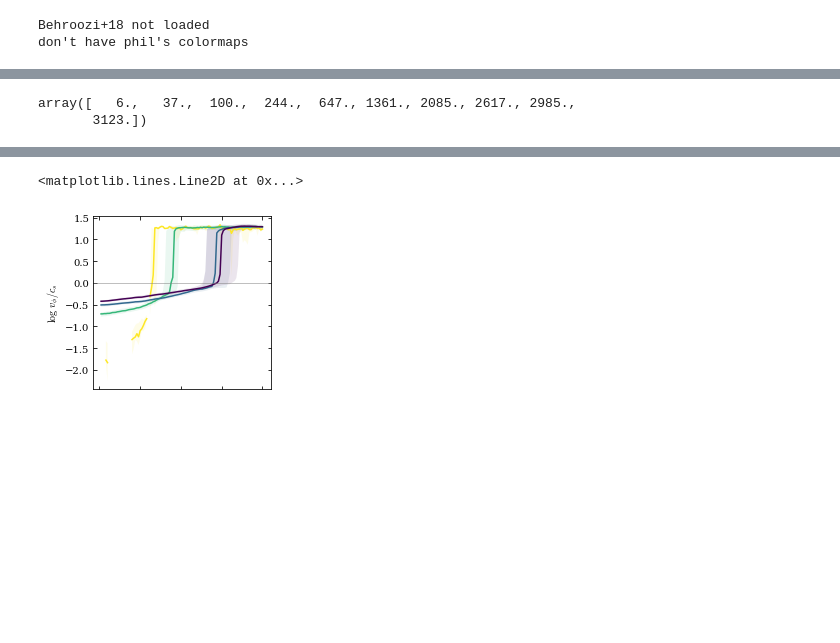
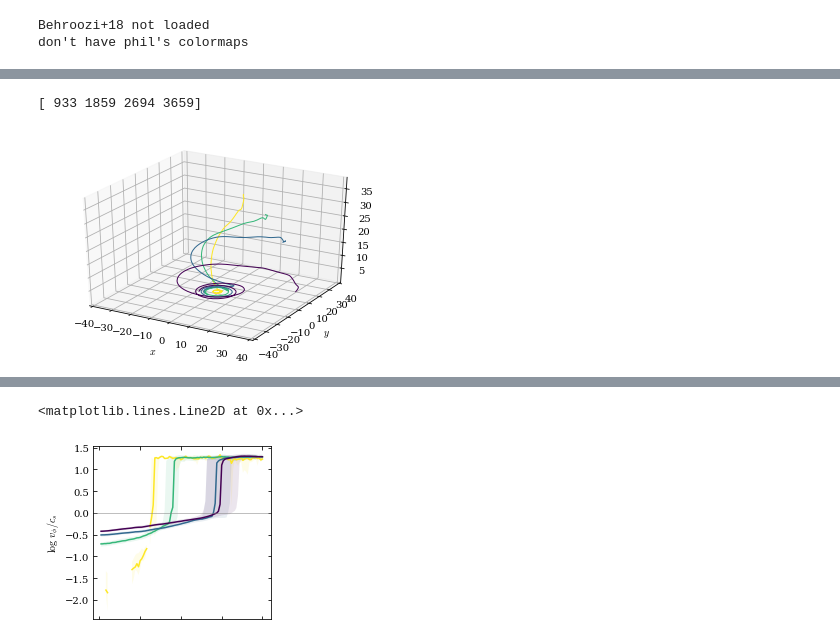
Before and after one commit to JonathanSternAstro/gizmo_analysis, a Jupyter notebook: ipynb/particleTracking.ipynb, the cells around one changed output, grey strips where cells are left out. Drawn from its saved outputs; the diff is of its cells as text; code cells hidden in the pictures; blank space fills up the shorter version.

```diff
--- a/ipynb/particleTracking.ipynb
+++ b/ipynb/particleTracking.ipynb
@@ -80,3 +115,6 @@ thetas = np.arcsin(Rs/rs)
+# %%
+dphis = ((phis[:-1,:]-phis[1:,:])%(2*np.pi))[::-1].cumsum(axis=0)[::-1]
+dphis = np.pad(dphis,((0,1),(0,0)),mode='constant')
 # %%
 js = np.array([coords[:,:,1] * vs[:,:,2] - coords[:,:,2] * vs[:,:,1],
                coords[:,:,2] * vs[:,:,0] - coords[:,:,0] * vs[:,:,2],
@@ -90,12 +129,3 @@ vRs = (vs[:,:,0]*xs/rs + vs[:,:,1]*ys/rs)
 vrs = (vs[:,:,0]*xs/rs + vs[:,:,1]*ys/rs + vs[:,:,2]*zs/rs)
 # cos𝜃cos𝜙𝐱+cos𝜃sin𝜙𝐲−sin𝜃𝐳)𝜃
 vthetas = vs[:,:,0]*np.cos(thetas)*np.cos(phis) + vs[:,:,1]*np.cos(thetas)*np.sin(phis) - vs[:,:,2]*np.sin(thetas)
-# %%
-bins = np.linspace(0,np.pi/2,11)
-midbins = (bins[1:]+bins[:-1])/2
-hist,_,theta_inds = scipy.stats.binned_statistic(thetas[-10:,:].mean(axis=0),values=None,
-                                        statistic='count',bins=bins)
-hist
-# %% [output]
-array([   6.,   37.,  100.,  244.,  647., 1361., 2085., 2617., 2985.,
-       3123.])
@@ -112,0 +136,11 @@ def med_and_std(all_vals,xs=ts,theta_inds=theta_inds):
+# %%
+theta_midbins = np.array([0.1,0.2,0.3,0.45])*np.pi; l = len(theta_midbins)
+dtheta = 0.025*np.pi
+theta_inds = np.zeros((len(theta_midbins),thetas.shape[1]))
+for itheta,theta_midbin in enumerate(theta_midbins):
+    theta_infty = np.median(thetas[-10:,:],axis=0)
+    theta_inds[itheta,:] = (theta_infty<theta_midbin+dtheta) & (theta_infty>theta_midbin-dtheta)
+theta_inds = theta_inds.astype('bool')
+print(theta_inds.sum(axis=1))
+# %% [output]
+[ 933 1859 2694 3659]
@@ -112,0 +174,16 @@ def med_and_std(all_vals,xs=ts,theta_inds=theta_inds):
+# %%
+ax = pl.axes(projection='3d')
+for i,ind in enumerate(theta_midbins):
+    med_dphis, med_Rs, med_zs = [np.nanmedian(val[:,theta_inds[i]],axis=1) for val in (dphis,Rs,zs)]
+    med_ind = int(np.median(tSF_ind[theta_inds[i]]))
+    _xs = med_Rs[med_ind:]*np.cos(med_dphis[med_ind:])
+    _ys = med_Rs[med_ind:]*np.sin(med_dphis[med_ind:])
+    _zs = med_zs[med_ind:]
+    ax.plot3D(_xs,_ys,_zs,label=labels[i],c=colors[i],lw=1)
+ax.set_ylim(-40,40)
+ax.set_xlim(-40,40)
+pl.xlabel('$x$')
+pl.ylabel('$y$')
+ax.zaxis.set_label('$z$')
+# %% [output]
+[figure, added]
```
Also changed, not shown: parts of 49 cells of this notebook, 4 other files.
